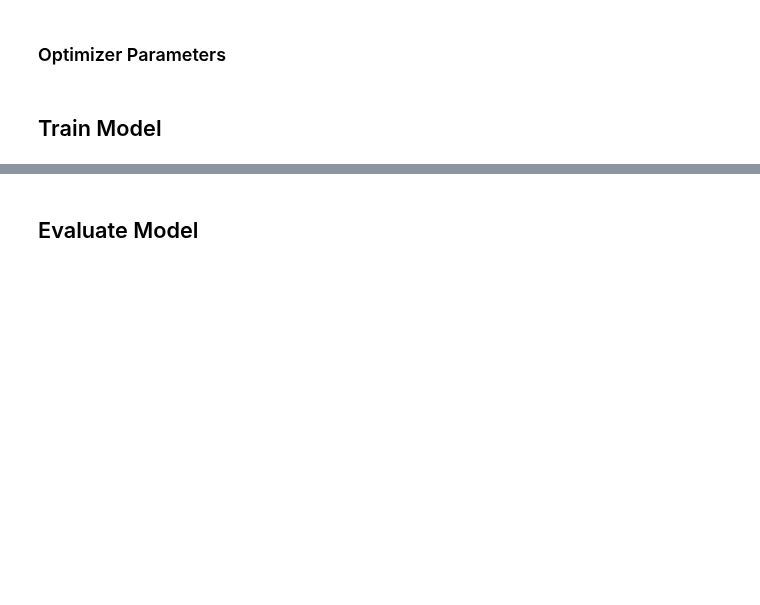
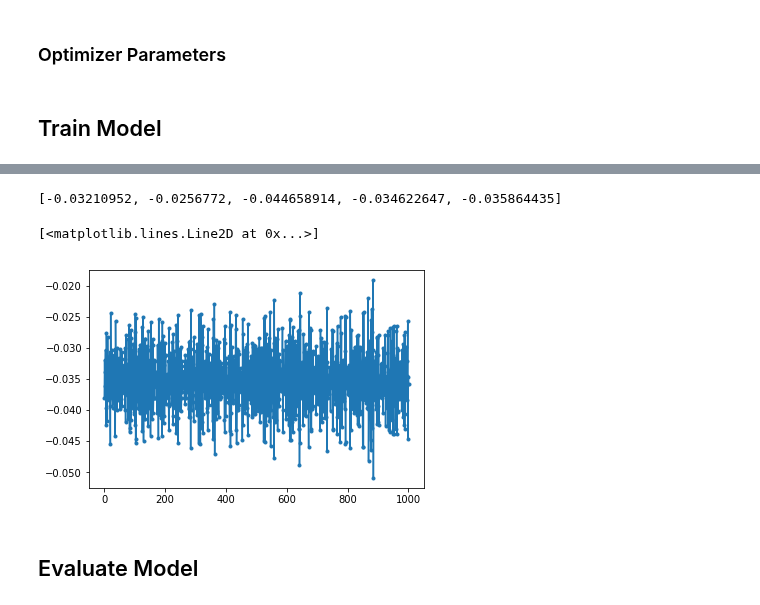
Before and after one commit to MariamQusai/DLToolboxImg, a Jupyter notebook: NoduleSegmentationModel.ipynb, the cells around one changed output, grey strips where cells are left out. Drawn from its saved outputs; the diff is of its cells as text; code cells hidden in the pictures; blank space fills up the shorter version.

```diff
--- a/NoduleSegmentationModel.ipynb
+++ b/NoduleSegmentationModel.ipynb
@@ -88,7 +89,7 @@ x_std#x_mean=.2815
 ## Data Iterator
 # %%
 BATCH_SIZE=bs
-train_iter=FileIter(train_data_path,train_idx_path,batch_size=BATCH_SIZE,do_augment=False,mean_image=x_mean,std_image = x_std)
+train_iter=nn.FileIter(train_data_path,train_idx_path,batch_size=BATCH_SIZE,do_augment=False,mean_image=x_mean,std_image = x_std)
 input_shapes = dict(train_iter.provide_data+train_iter.provide_label)
 print(input_shapes)
 # %% [output]
@@ -100,6 +101,6 @@ print(input_shapes)
 # %%
 BATCH_SIZE=bs
-valid_iter=FileIter(valid_data_path,valid_idx_path,batch_size=BATCH_SIZE,do_augment=False,mean_image=x_mean,std_image = x_std)
+valid_iter=nn.FileIter(valid_data_path,valid_idx_path,batch_size=BATCH_SIZE,do_augment=False,mean_image=x_mean,std_image = x_std)
 # %%
 train_iter.reset()
 valid_iter.reset()
@@ -217,8 +221,9 @@ plt.plot(sched.lrs, sched.losses)
 ### Optimizer Parameters
 # %%
 # We also need to create an optimizer for updating weights
+# ===============Optimizer=================
 opt = mx.optimizer.SGD(
-    learning_rate=.03,rescale_grad=1.0/train_iter.batch_size)
+    learning_rate=.1,momentum=0.99,wd=0.000001)
 # %%
 updater.optimizer.lr_scheduler=None
 # %%
@@ -226,6 +231,7 @@ updater = mx.optimizer.get_updater(opt)
 # %% [markdown]
 ## Train Model
 # %%
+Es_train=[]
 for epoch in range(0,epochs+1):
 
     start = time.time()
@@ -244,6 +250,7 @@ for epoch in range(0,epochs+1):
 
         # Forward
         outputs=exe.forward(is_train=True)
+        Es_train.append(outputs[1].asnumpy()[0])
         # Backward
         exe.backward()
 
@@ -278,3 +303,12 @@ for epoch in range(0,epochs+1):
+# %%
+Es_train[-5:]
+# %% [output]
+[-0.03210952, -0.0256772, -0.044658914, -0.034622647, -0.035864435]
+# %%
+plt.plot(Es_train,'.-')
+# %% [output]
+[<matplotlib.lines.Line2D at 0x...>]
+[figure, added]
 # %% [markdown]
 ## Evaluate Model
 # %%
```
Also changed, not shown: parts of 14 cells of this notebook, 8 other files.
